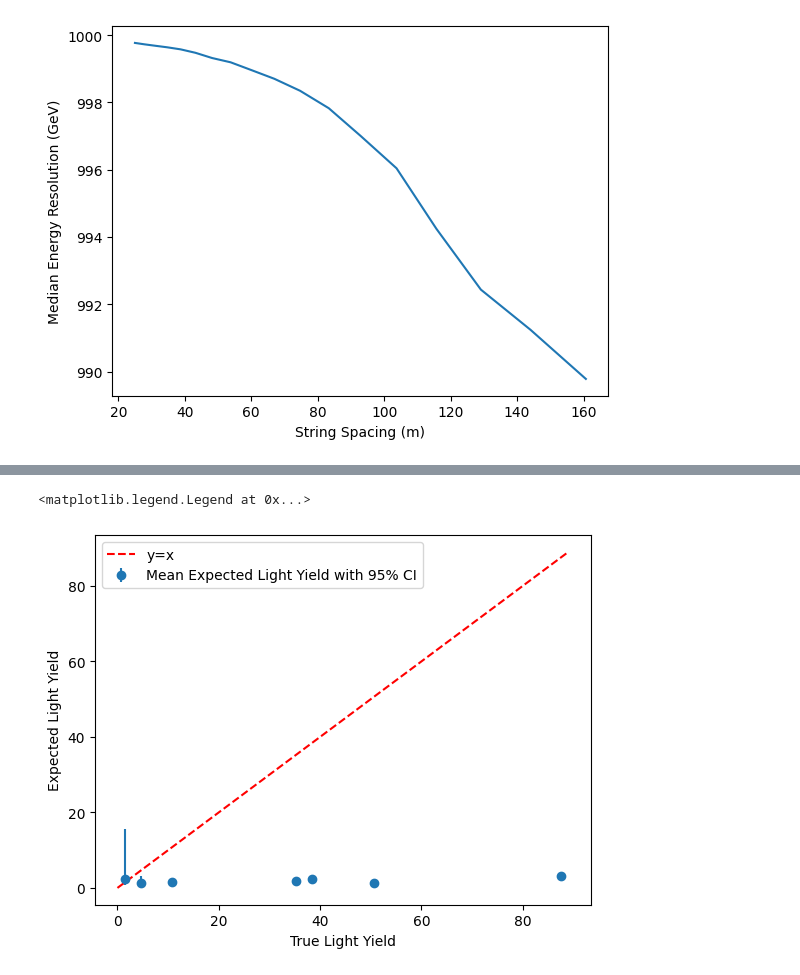
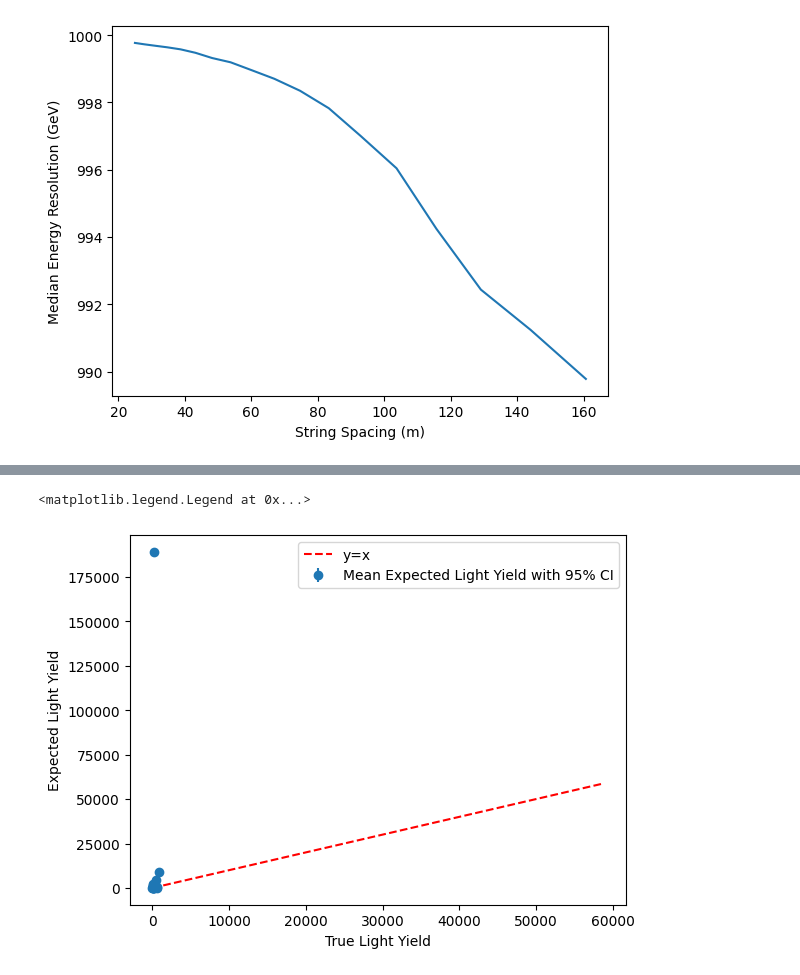
Before and after one commit to kristiantcho/nugget, a Jupyter notebook: nugget/examples/poisson_tests.ipynb, the cells around one changed output, grey strips where cells are left out. Drawn from its saved outputs; the diff is of its cells as text; code cells hidden in the pictures.

```diff
--- a/nugget/examples/poisson_tests.ipynb
+++ b/nugget/examples/poisson_tests.ipynb
@@ -192,22 +192,22 @@ plt.legend()
 # %%
 angular_loss_dicts = pickle.load(open("pois_tests/pois_127_angular_loss_dicts_energies.pkl", "rb"))
 # %%
-spacing_min = 20
-spacing_max = 220
-spacing_count = 30
+spacing_min = 10
+spacing_max = 200
+spacing_count = 40
 selection_limits = {'zenith': 'horizontal'}
 colors = ['b', 'g', 'r', 'c', 'm', 'y']
 for energy in range(2,7):
     angular_foms = []
-    signal_events = nugget.utils.data_tools.load_signal_events_parquet(f"pois_tests/pois_space_127_signal_events_e{energy}-e{energy+1 if energy < 6 else energy+2}.parquet")
-    selection_inds = nugget.utils.data_tools.select_event_indices(
-    events=signal_events,
-    limits=selection_limits)
+    # signal_events = nugget.utils.data_tools.load_signal_events_parquet(f"pois_tests/pois_space_127_signal_events_e{energy}-e{energy+1 if energy < 6 else energy+2}.parquet")
+    # selection_inds = nugget.utils.data_tools.select_event_indices(
+    # events=signal_events,
+    # limits=selection_limits)
     for angular_loss_dict in angular_loss_dicts[f'{energy}-{energy+1}' if energy < 6 else f'{energy}-{energy+2}']:
         # angular_foms.append(angular_loss_dict['angular_resolution_loss'])
-        ang_res = angular_loss_dict['resolution_per_event'][selection_inds]
-        angular_foms.append(1 / torch.sqrt(torch.sum(1 / (ang_res[torch.isfinite(ang_res)] ** 2))))
-        # angular_foms.append(ang_res[torch.isfinite(ang_res)].median())
+        ang_res = angular_loss_dict['resolution_per_event']#[selection_inds]
+        # angular_foms.append(1 / torch.sqrt(torch.sum(1 / (ang_res[torch.isfinite(ang_res)] ** 2))))
+        angular_foms.append(ang_res[torch.isfinite(ang_res)].mean())
     angular_foms = torch.stack(angular_foms).squeeze().cpu().numpy()
     plt.plot(np.logspace(np.log10(spacing_min), np.log10(spacing_max), spacing_count)[:len(angular_foms)], angular_foms, label=fr"10$^{{{energy}}}$ GeV < $E$ < $10^{{{energy+1 if energy < 6 else energy+2}}}$ GeV", color=colors[energy-2])
     # plot the vertical line at the string spacing where the angular FOM is minimized
@@ -268,6 +268,7 @@ plt.ylabel("Median Energy Resolution (GeV)")
 Text(0, 0.5, 'Median Energy Resolution (GeV)')
 [figure]
 # %%
+importlib.reload(nugget.surrogates.ChargeNet)
 chargenet = nugget.surrogates.ChargeNet.ChargeNet(
     domain_size=3000,  # Size of the detector domain
     dim=3,  # 3D spatial coordinates
@@ -297,7 +298,7 @@ chargenet = nugget.surrogates.ChargeNet.ChargeNet(
     ly_eps=1e-6,
     add_pmt_direction=True
     )
-chargenet.load_model('llrnet_models/best_mc_muon_lynet_model_v1.pt')
+chargenet.load_model('llrnet_models/best_mc_muon_lynet_model_v2.pt')
 # %% [output]
 Building ChargeNet architecture:
   Input dim: 12
@@ -311,7 +312,7 @@ Model loaded from llrnet_models/best_mc_muon_lynet_model_v1.pt
 # %%
 train_dataloader = chargenet.create_light_yield_parquet_dataloader(
                 # parquet_path = 'new_accepted_photons_ly_all.parquet',
-                parquet_path = './llrnet_models/mc_muon_lynet_v1_test_samples.parquet',
+                parquet_path = './llrnet_models/mc_muon_lynet_v2_test_samples.parquet',
                 geometry_csv_path= '../other/800_40_40_geom.csv',
                 num_samples_per_epoch=2048,
                 batch_size=32,
@@ -320,7 +321,8 @@ train_dataloader = chargenet.create_light_yield_parquet_dataloader(
                 seed=None,
                 zero_ly_prob=0.05,
                 zero_ly_value=0.0,
-                uniform_energy_zenith=False,
+                uniform_energy_zenith=True,
+                uniform_light_yield=True,
                 n_energy_bins=20,
                 n_coszen_bins=20,
                 filter_vertex_in_domain=True,
@@ -335,5 +332,5 @@ tensor([ 0.1613,  0.0207, -0.0444, -0.9692, -0.1559,  0.1905,  0.2664,  0.1686,
 # %%
-chargenet.is_trained = True
+
 ind = np.random.randint(0, 100)
 extra_ind = np.random.randint(0, 32)
 count = -1
@@ -346,8 +343,8 @@ expected_ly = chargenet.predict(features[extra_ind])
 print(expected_ly) # expected light yield
 # plot a poisson distribution of the expected light yield with this expected value
 poisson_pdf = torch.distributions.Poisson(torch.tensor(expected_ly))
-samples = poisson_pdf.sample((10000,))
-plt.hist(samples.numpy(), bins=max(samples).int(), density=True, alpha=0.5, label='chargnet Poisson Samples')
+samples = poisson_pdf.sample((1000,))
+plt.hist(samples.numpy(), bins=1000, density=True, alpha=0.5, label='chargnet Poisson Samples')
 true_ly = 10**(ly[extra_ind]*chargenet.log_charge_scale) - 1
 print(true_ly) # true light yield
 plt.axvline(true_ly, color='r', linestyle='--', label='True Light Yield')
@@ -378,15 +372,15 @@ ValueError: 'x' and 'y' must have the same size
 # %%
 # num_bins = 80
-num_bins = np.linspace(0, max(plot_df['true_ly']), 30)
+num_bins = np.linspace(0, 1000, 100)
 bin_means = plot_df.groupby(pd.cut(plot_df['true_ly'], num_bins))['expected_ly'].median()
 bin_ci95_lo = plot_df.groupby(pd.cut(plot_df['true_ly'], num_bins))['expected_ly'].quantile(0.025)
 bin_ci95_hi = plot_df.groupby(pd.cut(plot_df['true_ly'], num_bins))['expected_ly'].quantile(0.975)
 bin_centers = [interval.mid for interval in bin_means.index]
 plt.errorbar(bin_centers, bin_means, yerr=[bin_means - bin_ci95_lo, bin_ci95_hi - bin_means], fmt='o', label='Mean Expected Light Yield with 95% CI')
 plt.plot([0, max(plot_df['true_ly'])], [0, max(plot_df['true_ly'])], 'r--', label='y=x')
 plt.xlabel('True Light Yield')
 plt.ylabel('Expected Light Yield')
 plt.legend()
 # %% [output]
 <matplotlib.legend.Legend at 0x...>
-[figure, old version]
+[figure, new version]
```
Also changed, not shown: parts of 6 cells of this notebook, 4 other files.
